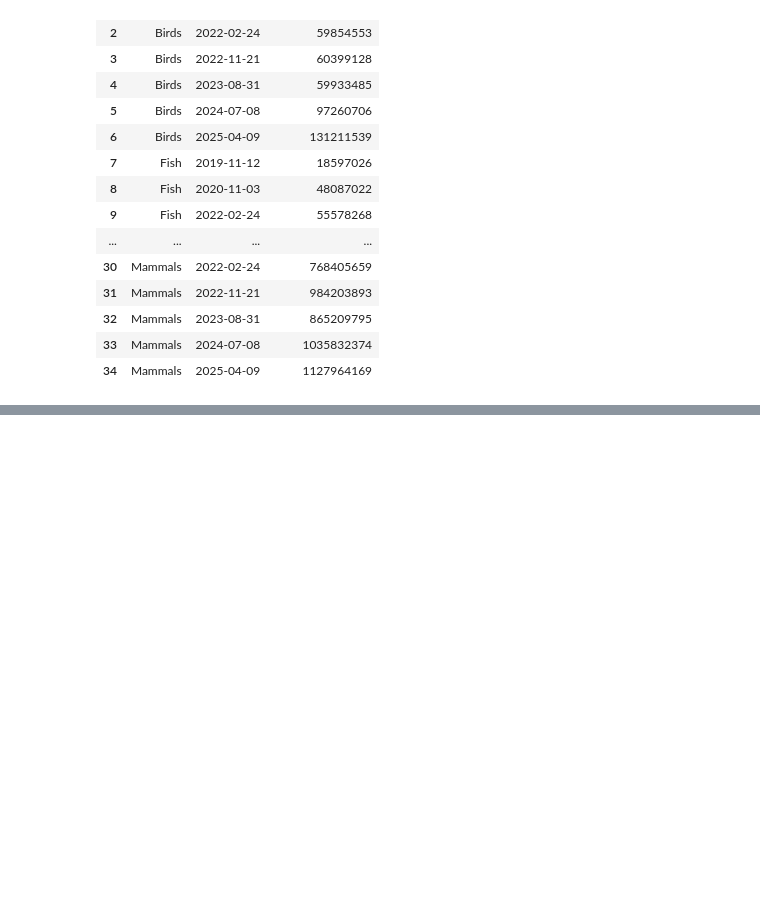
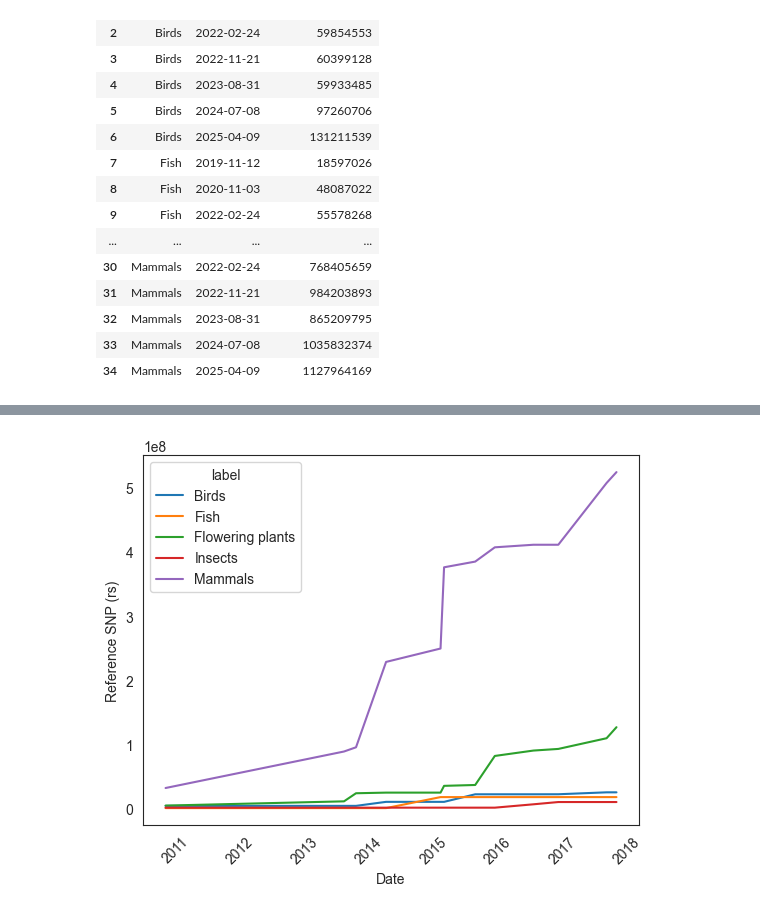
Before and after one commit to EBIvariation/eva-tasks, a Jupyter notebook: tasks/eva_3868/release_metrics.ipynb, the cells around one changed output, grey strips where cells are left out. Drawn from its saved outputs; the diff is of its cells as text; code cells hidden in the pictures; blank space fills up the shorter version.

```diff
--- a/tasks/eva_3868/release_metrics.ipynb
+++ b/tasks/eva_3868/release_metrics.ipynb
@@ -97 +97,52 @@ g2.grid(False)
+# %%
+
+metrics = []
+with open('dbsnp_non_human_builds.tsv') as open_file:
+    reader = DictReader(open_file, delimiter='\t')
+    for record in reader:
+        name_translator = ete_db.get_name_translator([record.get('Organism')])
+        record['taxonomyId'] = name_translator[record.get('Organism')][0]
+        record['Reference SNP (rs)'] = int(record['Reference SNP (rs)'])
+        metrics.append(record)
+
+metrics = add_lineage_names(metrics)
+df = pd.DataFrame(metrics)
+df['Date'] = pd.to_datetime(df['Date'], dayfirst=True)
+df = df.sort_values('Date')
+# df.loc(df['class'] == 'Magnoliopsida')
+organism_info = df[['Organism', 'class', 'taxonomyId']].drop_duplicates().set_index('taxonomyId')
+
+# Pivot the table: rows = dates, columns = organisms, values = Reference SNP (rs)
+pivot_df = df.pivot(index='Date', columns='taxonomyId', values='Reference SNP (rs)')
+
+# Forward fill missing values by organism (columns)
+pivot_df_ffill = pivot_df.ffill()
+pivot_df_ffill.fillna(0, inplace=True)
+# Optionally, convert back to long format
+filled_df = pivot_df_ffill.reset_index().melt(id_vars='Date', var_name='taxonomyId', value_name='Reference SNP (rs)')
+filled_df = filled_df.merge(organism_info, left_on='taxonomyId', right_index=True, how='left')
+
+filled_df = filled_df.sort_values(['Date', 'Organism']).reset_index(drop=True)
+
+filled_df['label'] = filled_df['class']
+#
+# Change all the label not in the list bellow to others
+accepted_classes = {'Aves': 'Birds','Insecta':'Insects','Actinopteri': 'Fish','Mammalia': 'Mammals','Magnoliopsida': 'Flowering plants'}
+#
+# Check ~ which somehow means "NOT IN" in pandas
+filled_df.loc[~filled_df['label'].isin(accepted_classes), 'label'] = 'Others'
+filled_df = filled_df.replace({'label': accepted_classes})
+
+filled_df = filled_df[filled_df.label != 'Others']
+# filled_df['Reference SNP (rs)'] = filled_df.groupby(['Organism'])['Reference SNP (rs)'].cumsum()
+filled_df
+# Group by class and releaseDate to add up all rs from a specific class
+dbsnp_non_human_metrics = filled_df.groupby(['label', 'Date'])[["Reference SNP (rs)"]].sum().reset_index()
+# dbsnp_non_human_metrics = dbsnp_non_human_metrics.loc[dbsnp_non_human_metrics['label'] == 'Flowering plants']
+# dbsnp_non_human_metrics['Reference SNP (rs)'] = dbsnp_non_human_metrics['Reference SNP (rs)'] / 1000000000
+g2 = seaborn.lineplot(data=dbsnp_non_human_metrics, x='Date', y='Reference SNP (rs)', hue='label')
+g2.tick_params(axis='x', rotation=45)
+g2.grid(False)
+# %% [output]
+[figure, added]
 # %%
```
Also changed, not shown: parts of 6 cells of this notebook, 15 other files.
